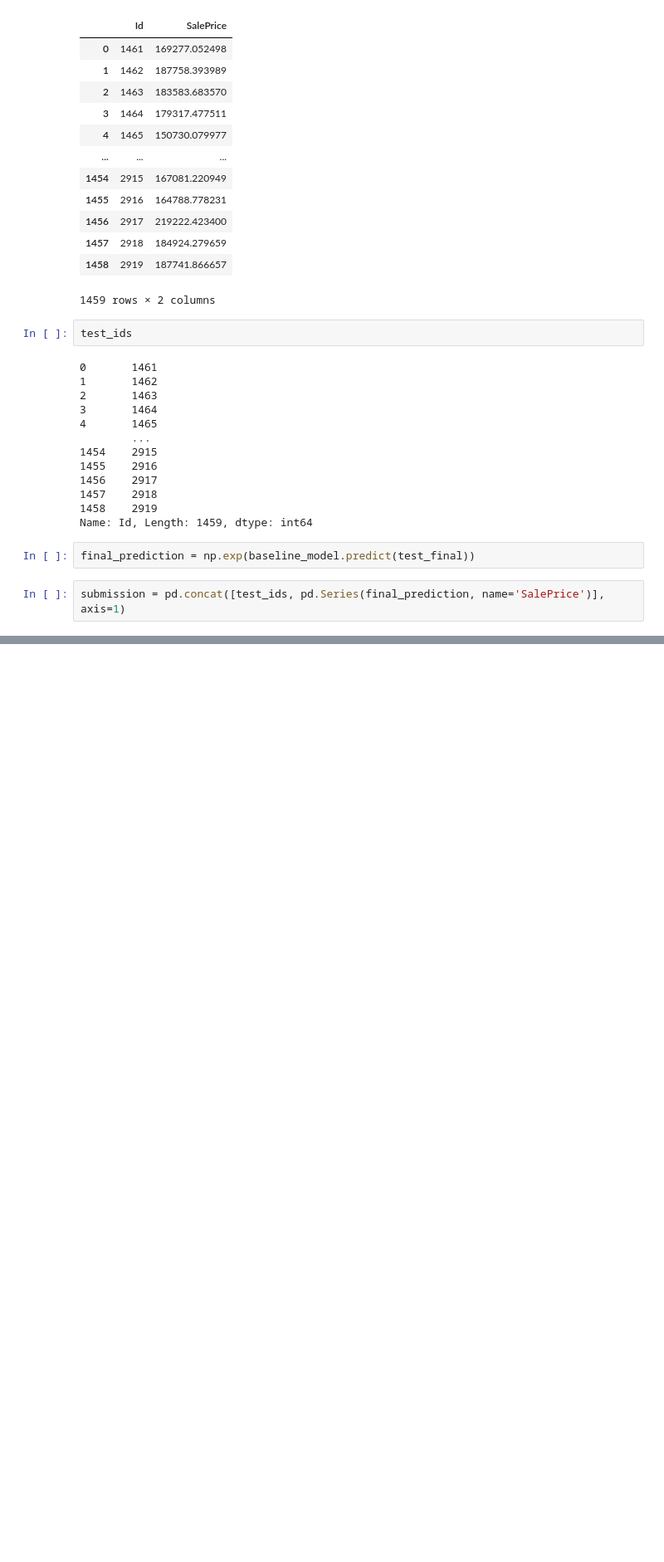
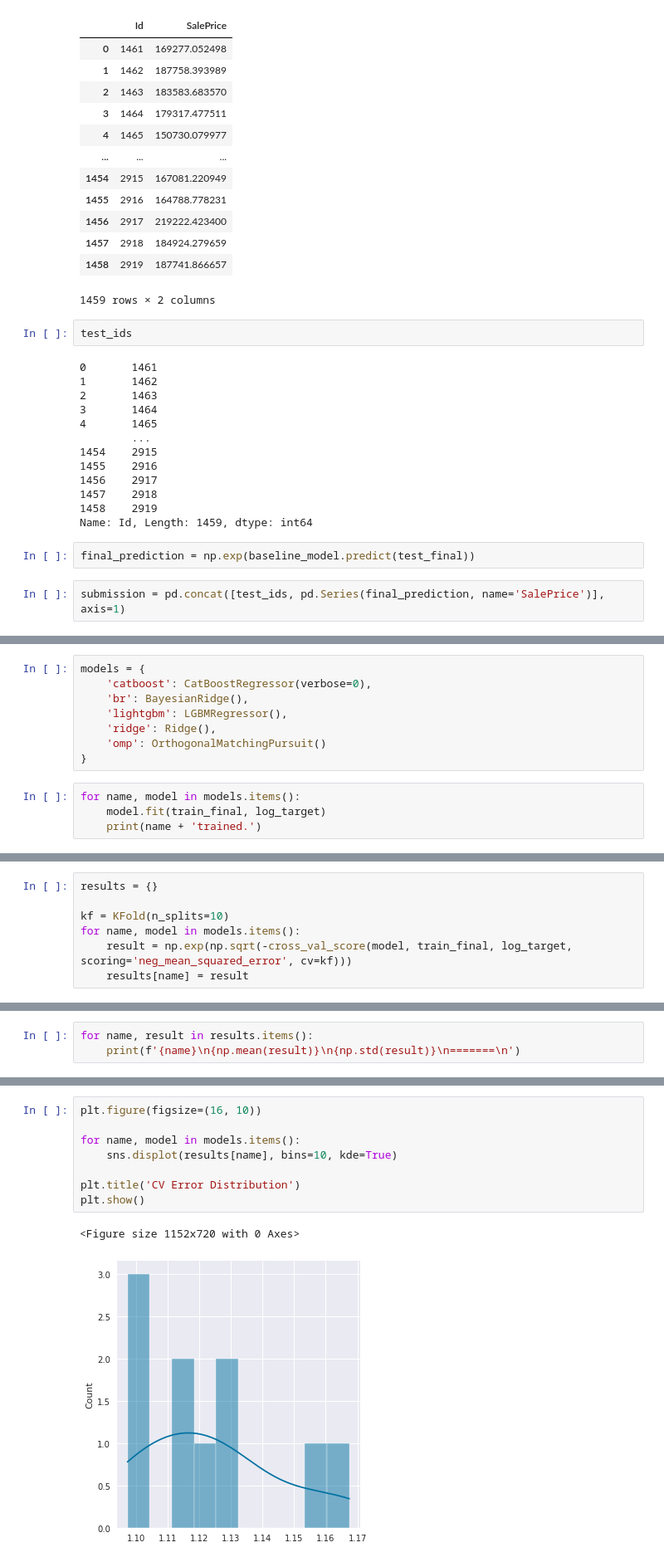
Before and after one commit to gagankh123/ML_Experiment, a Jupyter notebook: house-prices-advanced-regression-techniques/House_Price_Prediction.ipynb, the cells around one changed output, grey strips where cells are left out. Shown: that part at 83% size. Saved outputs shown, nothing was run; the diff lists cells and outputs as text; blank space fills up the shorter version.

Commit message:
bagging ensemble models (5 model)

```diff
--- a/house-prices-advanced-regression-techniques/House_Price_Prediction.ipynb
+++ b/house-prices-advanced-regression-techniques/House_Price_Prediction.ipynb
@@ -601,0 +618,12 @@ submission.to_csv('./submission.csv', index=False, header=True)
+# %%
+models = {
+    'catboost': CatBoostRegressor(verbose=0),
+    'br': BayesianRidge(),
+    'lightgbm': LGBMRegressor(),
+    'ridge': Ridge(),
+    'omp': OrthogonalMatchingPursuit()
+}
+# %%
+for name, model in models.items():
+    model.fit(train_final, log_target)
+    print(name + 'trained.')
@@ -601,0 +638,7 @@ submission.to_csv('./submission.csv', index=False, header=True)
+# %%
+results = {}
+
+kf = KFold(n_splits=10)
+for name, model in models.items():
+    result = np.exp(np.sqrt(-cross_val_score(model, train_final, log_target, scoring='neg_mean_squared_error', cv=kf)))
+    results[name] = result
@@ -601,0 +658,3 @@ submission.to_csv('./submission.csv', index=False, header=True)
+# %%
+for name, result in results.items():
+    print(f'{name}\n{np.mean(result)}\n{np.std(result)}\n=======\n')
@@ -601,0 +679,11 @@ submission.to_csv('./submission.csv', index=False, header=True)
+# %%
+plt.figure(figsize=(16, 10))
+
+for name, model in models.items():
+    sns.displot(results[name], bins=10, kde=True)
+
+plt.title('CV Error Distribution')
+plt.show()
+# %% [output]
+<Figure size 1152x720 with 0 Axes>
+[figure, added]
```
Also changed, not shown: parts of 16 cells of this notebook.
